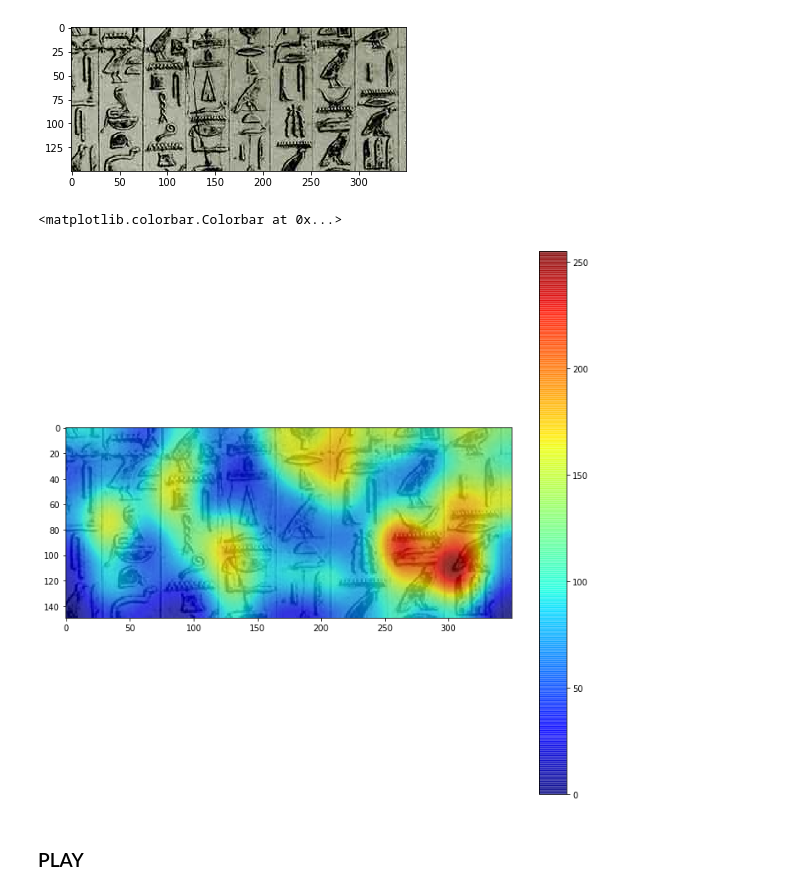
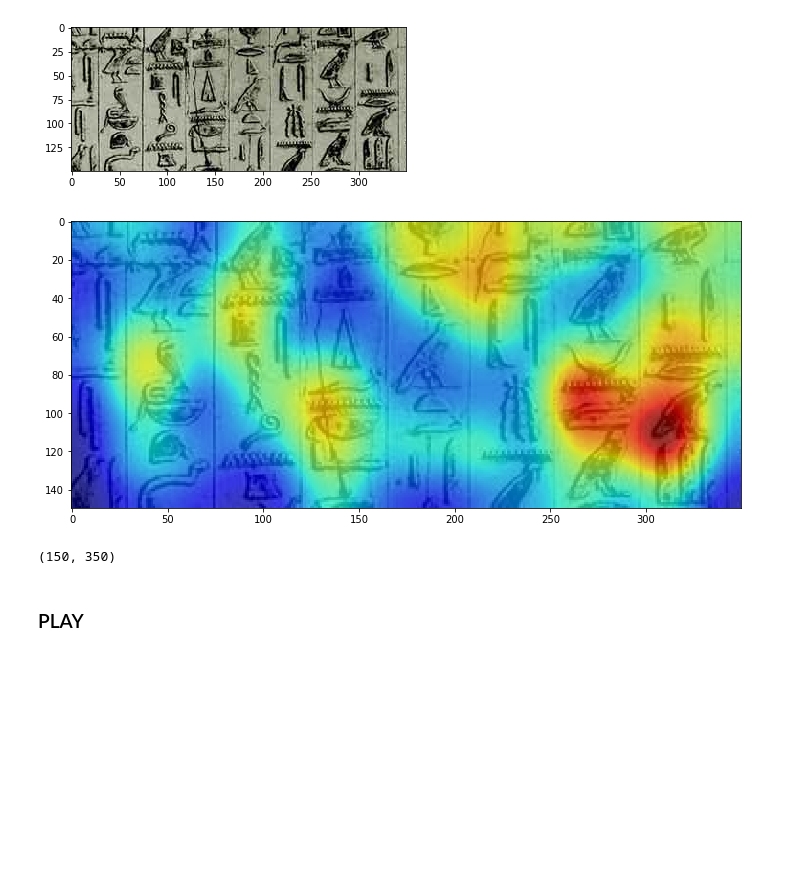
Before and after one commit to scottkds/metis_project5, a Jupyter notebook: models/Hieroglyph_Classifier_grayscale_N35_custom_data_2.ipynb, the cells around one changed output. Cells and saved outputs as stored; diff of their text form; code cells hidden in the pictures; blank space fills up the shorter version.

```diff
--- a/models/Hieroglyph_Classifier_grayscale_N35_custom_data_2.ipynb
+++ b/models/Hieroglyph_Classifier_grayscale_N35_custom_data_2.ipynb
@@ -312,10 +315,10 @@ plt.imshow(image)
 <matplotlib.image.AxesImage at 0x...>
 [figure]
 # %%
-my_heat_map = ndimage.filters.gaussian_filter(np_tmp4, sigma=16)
+# my_heat_map = ndimage.filters.gaussian_filter(np_tmp4, sigma=16)
+my_heat_map = ndimage.filters.gaussian_filter(np.hstack((np.zeros((150, 5)), np_tmp4))[:,:350], sigma=16)
 plt.figure(figsize=(12,12))
 heatmap.add(image, my_heat_map, alpha=0.7,cmap='jet')#, save='../data/face_heat_map.png')
-plt.colorbar()
+# plt.colorbar()
 # %% [output]
-<matplotlib.colorbar.Colorbar at 0x...>
-[figure, old version]
+[figure, new version]
@@ -322,3 +327,7 @@ plt.colorbar()
+# %%
+np.hstack((np_tmp4, np.zeros((150, 5))))[:,:350].shape
+# %% [output]
+(150, 350)
 # %%
 m17 = pred_df[pred_df['predicted'] == 'M17']
 # %%
```
Also changed, not shown: parts of 4 cells of this notebook, 4 other files.
